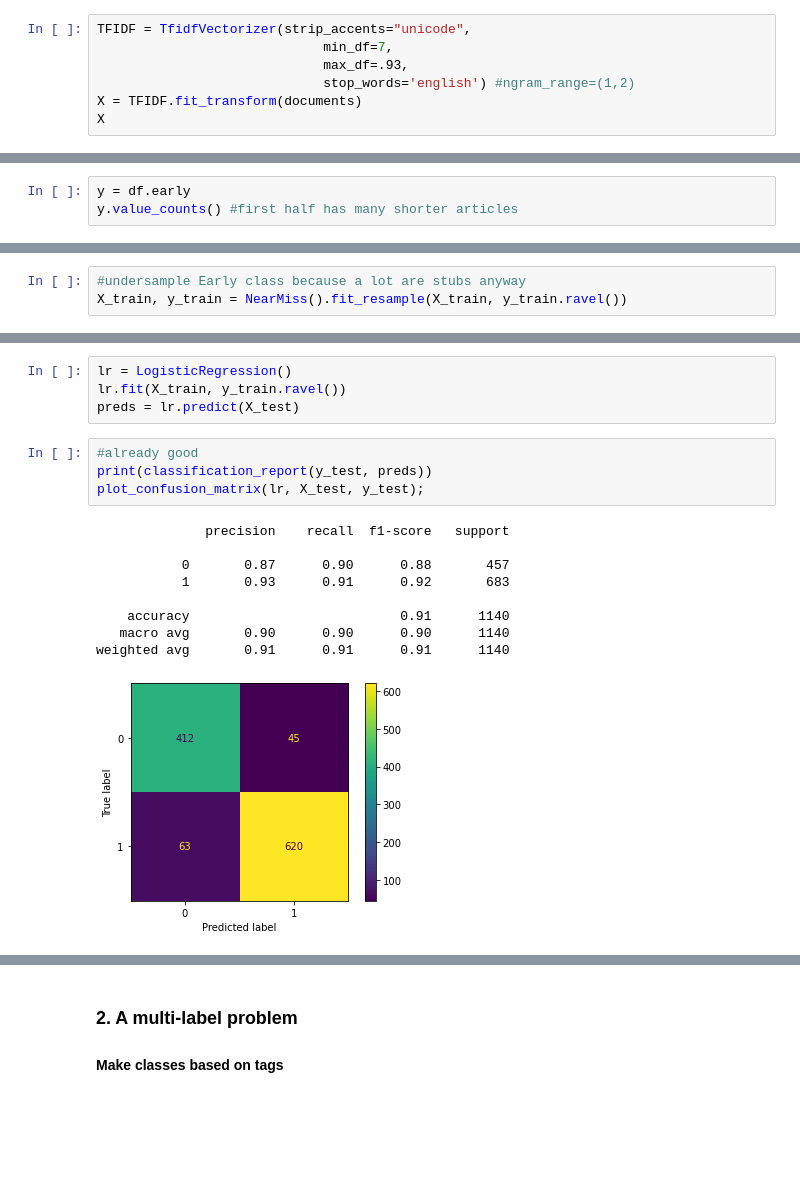
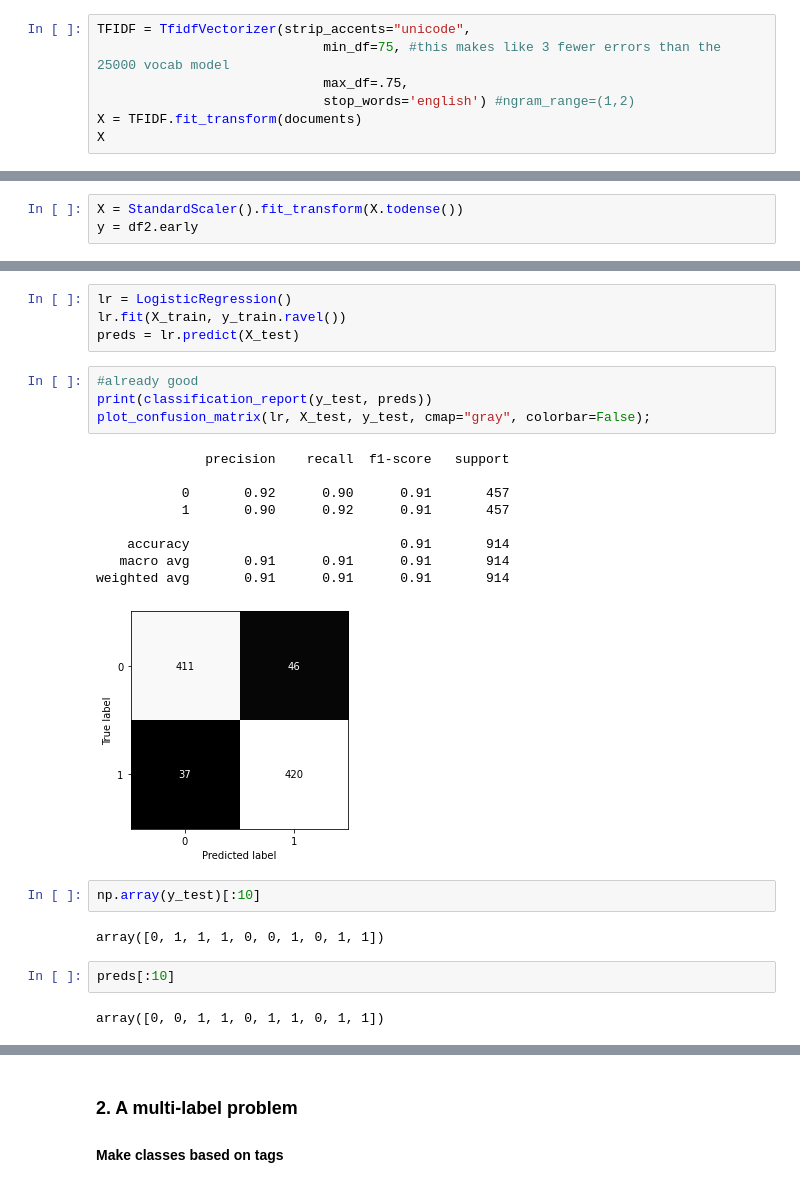
Before and after one commit to konstanzer/brainpickings-nlp, a Jupyter notebook: my_nlp.ipynb, the cells around one changed output, grey strips where cells are left out. Saved outputs shown, nothing was run; the diff lists cells and outputs as text; blank space fills up the shorter version.

```diff
--- a/my_nlp.ipynb
+++ b/my_nlp.ipynb
@@ -64,8 +74,8 @@ documents = documents.str.replace('[^\w\s]',' ') # apostrophes divide a word, wh
 ### 1.2 Feature Extraction with Tf-Idf vectorizer
 # %%
 TFIDF = TfidfVectorizer(strip_accents="unicode",
-                             min_df=7,
-                             max_df=.93,
+                             min_df=75, #this makes like 3 fewer errors than the 25000 vocab model
+                             max_df=.75,
                              stop_words='english') #ngram_range=(1,2)
 X = TFIDF.fit_transform(documents)
 X
@@ -97,5 +90,5 @@ for i in range(1, len(pos)): plt.scatter(pos[i][0], pos[i][1]);
+# %%
+X = StandardScaler().fit_transform(X.todense())
+y = df2.early
 # %% [markdown]
 ### 1.3 Modeling
-# %%
-y = df.early
-y.value_counts() #first half has many shorter articles
@@ -113,3 +97,0 @@ X_train.shape
-# %%
-#undersample Early class because a lot are stubs anyway
-X_train, y_train = NearMiss().fit_resample(X_train, y_train.ravel())
@@ -126,14 +104,22 @@ preds = lr.predict(X_test)
 # %%
 #already good
 print(classification_report(y_test, preds))
-plot_confusion_matrix(lr, X_test, y_test);
+plot_confusion_matrix(lr, X_test, y_test, cmap="gray", colorbar=False);
 # %% [output]
               precision    recall  f1-score   support
 
-           0       0.87      0.90      0.88       457
-           1       0.93      0.91      0.92       683
+           0       0.92      0.90      0.91       457
+           1       0.90      0.92      0.91       457
 
-    accuracy                           0.91      1140
-   macro avg       0.90      0.90      0.90      1140
-weighted avg       0.91      0.91      0.91      1140
+    accuracy                           0.91       914
+   macro avg       0.91      0.91      0.91       914
+weighted avg       0.91      0.91      0.91       914
-[figure, old version]
+[figure, new version]
+# %%
+np.array(y_test)[:10]
+# %% [output]
+array([0, 1, 1, 1, 0, 0, 1, 0, 1, 1])
+# %%
+preds[:10]
+# %% [output]
+array([0, 0, 1, 1, 0, 1, 1, 0, 1, 1])
```
Also changed, not shown: parts of 43 cells of this notebook.
